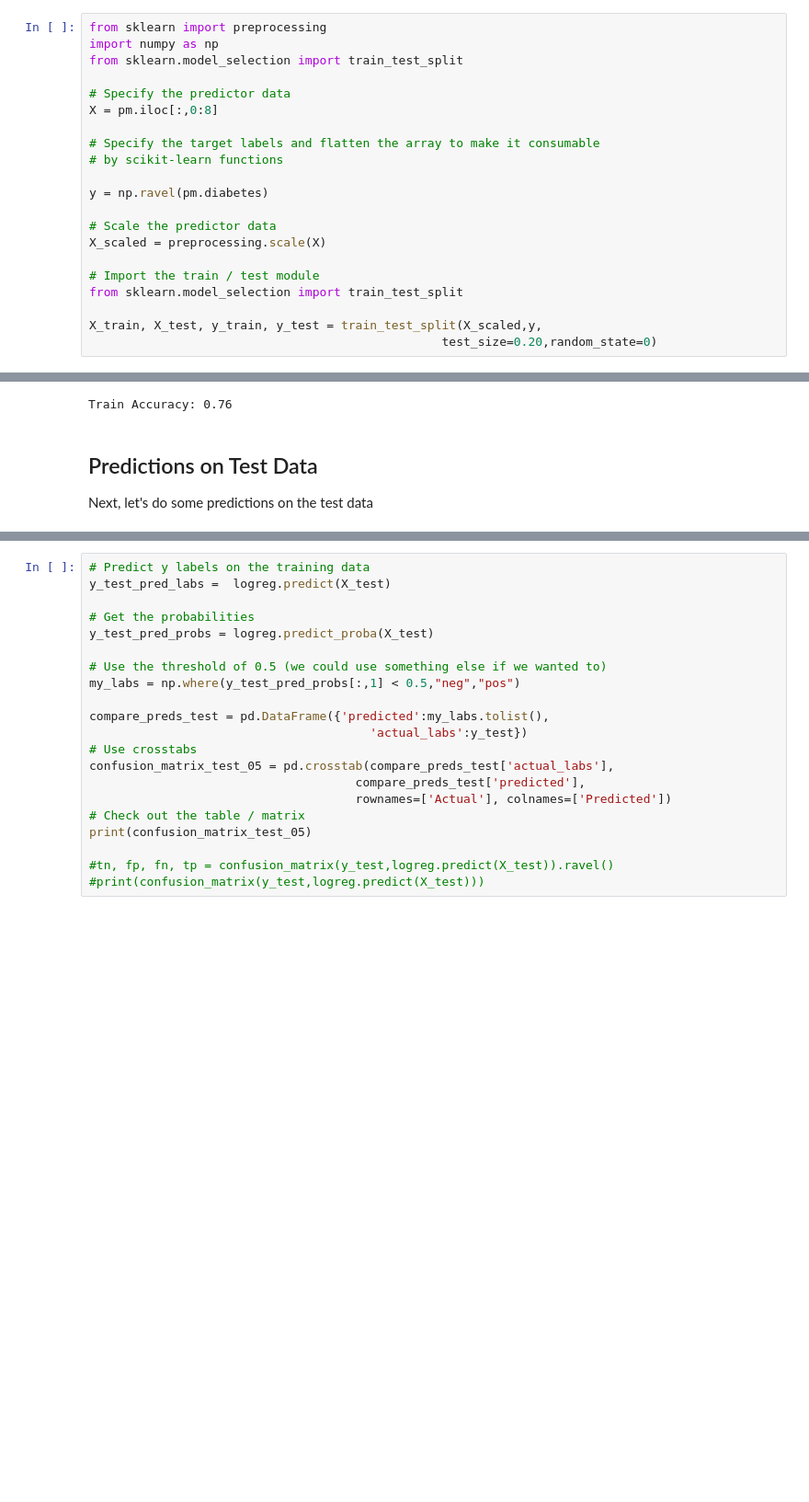
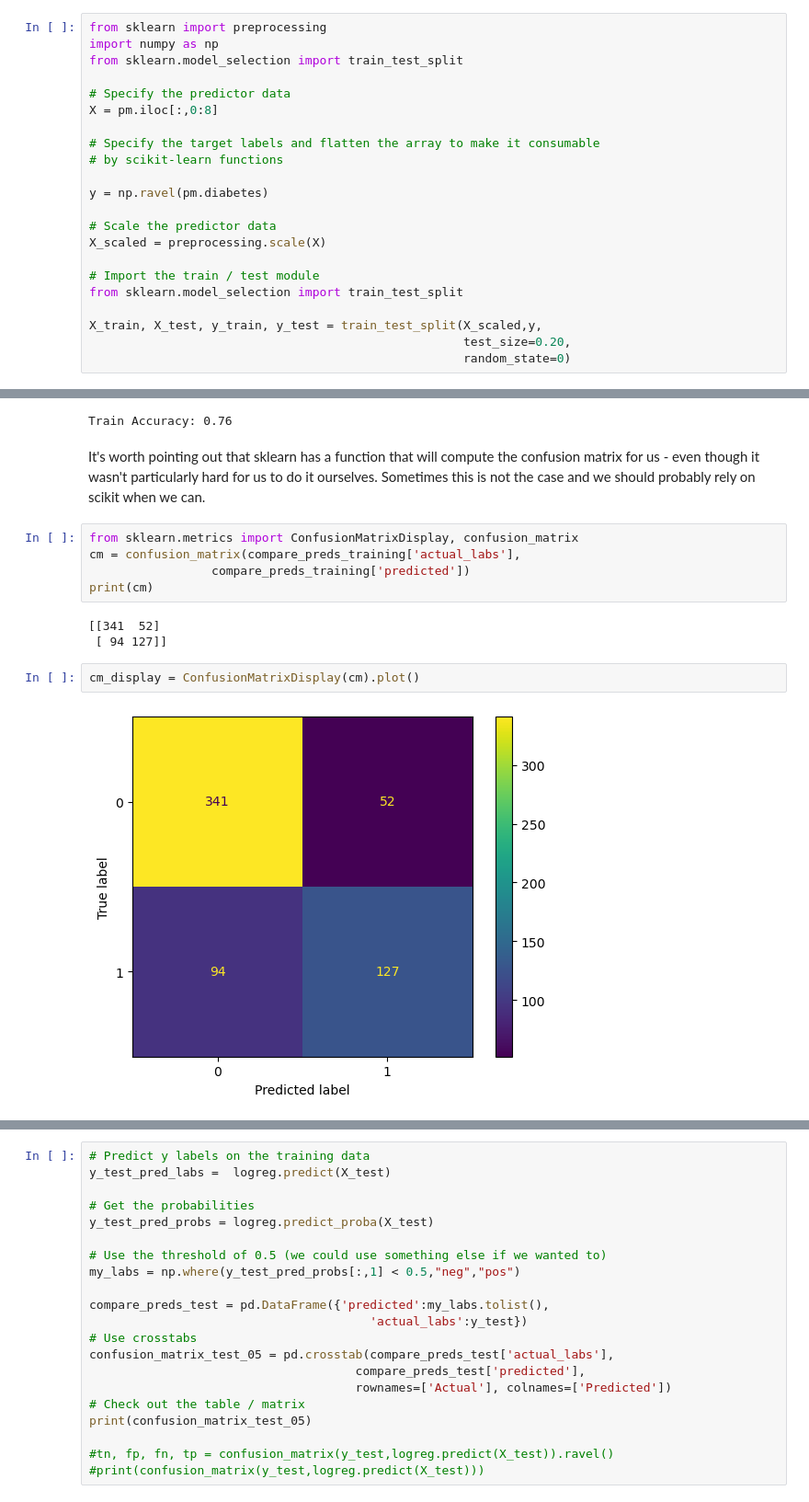
Before and after one commit to steviep42/bios_534, a Jupyter notebook: CH_6_Classification_Problems.ipynb, the cells around one changed output, grey strips where cells are left out. Shown at 92% size. Saved outputs shown, nothing was run; the diff lists cells and outputs as text; blank space fills up the shorter version.

```diff
--- a/CH_6_Classification_Problems.ipynb
+++ b/CH_6_Classification_Problems.ipynb
@@ -100,4 +108,5 @@ X_scaled = preprocessing.scale(X)
 from sklearn.model_selection import train_test_split
 
 X_train, X_test, y_train, y_test = train_test_split(X_scaled,y,
-                                                 test_size=0.20,random_state=0)
+                                                    test_size=0.20,
+                                                    random_state=0)
@@ -203,7 +235,17 @@ confusion_matrix_train
 print("Train Accuracy:",round(confusion_matrix_train.values.diagonal().sum() / confusion_matrix_train.values.sum(),2))
 # %% [output]
 Train Accuracy: 0.76
-# %% [markdown]
-## Predictions on Test Data
-
-Next, let's do some predictions on the test data
+# %% [markdown]
+It's worth pointing out that sklearn has a function that will compute the confusion matrix for us - even though it wasn't particularly hard for us to do it ourselves. Sometimes this is not the case and we should probably rely on scikit when we can.
+# %%
+from sklearn.metrics import ConfusionMatrixDisplay, confusion_matrix
+cm = confusion_matrix(compare_preds_training['actual_labs'],
+                 compare_preds_training['predicted'])
+print(cm)
+# %% [output]
+[[341  52]
+ [ 94 127]]
+# %%
+cm_display = ConfusionMatrixDisplay(cm).plot()
+# %% [output]
+[figure, added]
```
Also changed, not shown: parts of 27 cells of this notebook.
